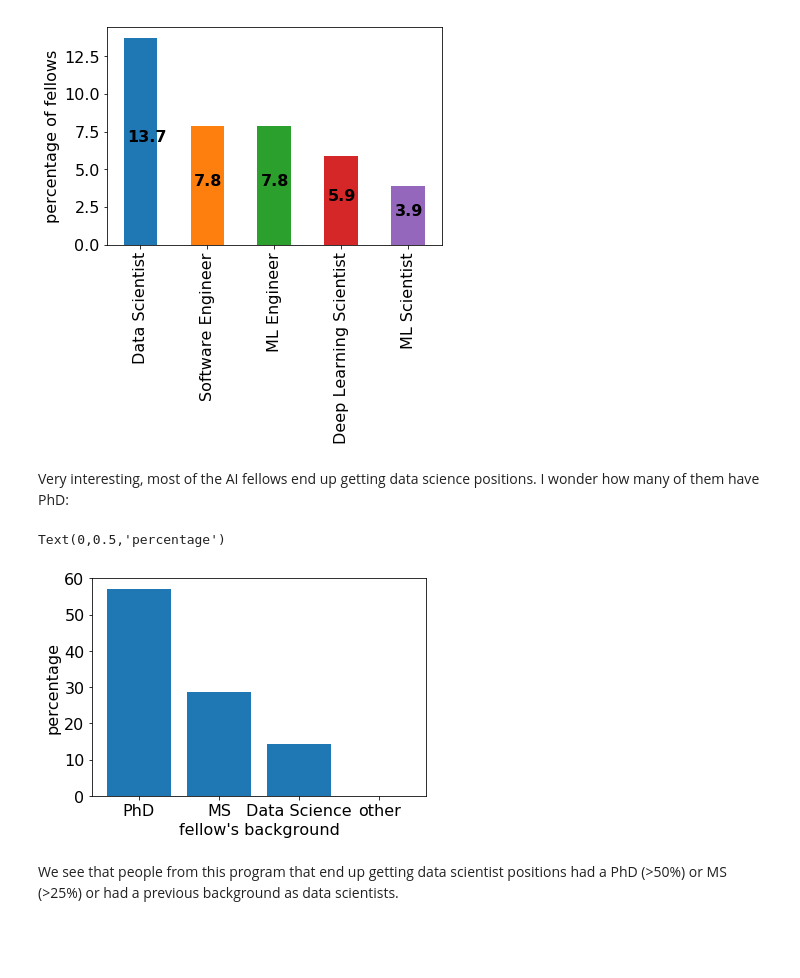
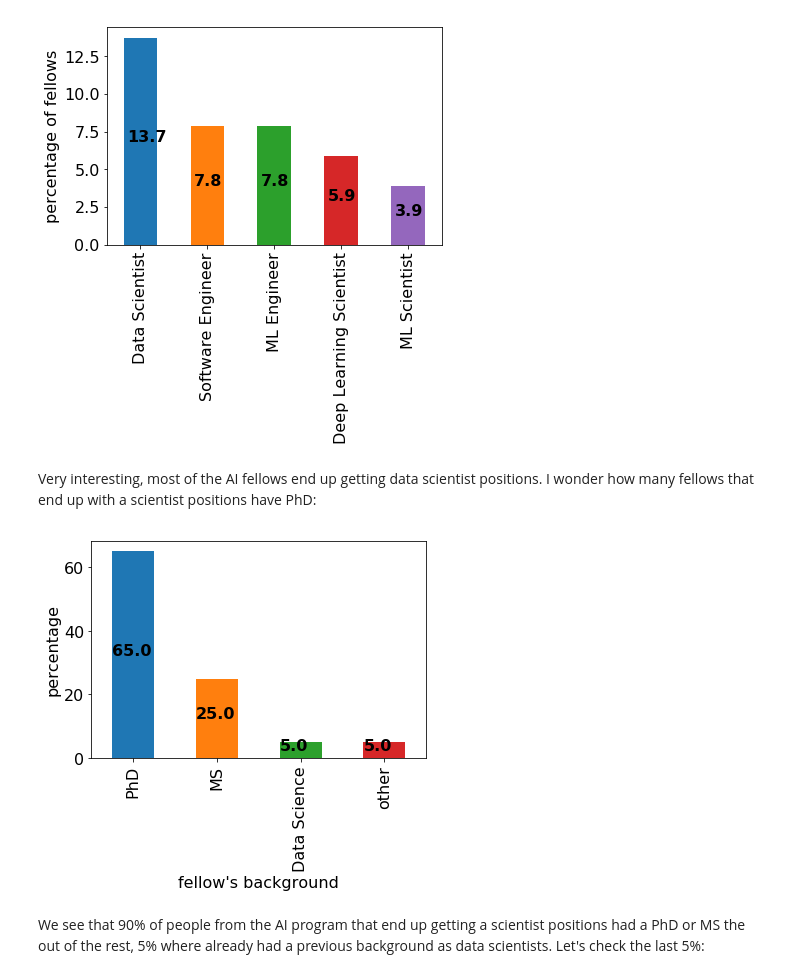
Before and after one commit to ohadmich/Web_scrapers, a Jupyter notebook: Insight_AI_fellows_data.ipynb, the cells around one changed output. Drawn from its saved outputs; the diff is of its cells as text; code cells hidden in the pictures; blank space fills up the shorter version.

Commit message:
corrected data scientists analysis

```diff
--- a/Insight_AI_fellows_data.ipynb
+++ b/Insight_AI_fellows_data.ipynb
@@ -177,18 +177,21 @@ for i,v in enumerate(titles_per):
 # %% [output]
 [figure]
 # %% [markdown]
-Very interesting, most of the AI fellows end up getting data science positions. I wonder how many of them have PhD:
+Very interesting, most of the AI fellows end up getting data scientist positions. I wonder how many fellows that end up with a scientist positions have PhD:
 # %%
-DSPhD = 100*fellow_data[fellow_data.title == 'Data Scientist'].background.str.contains('PhD').mean()
-DSMS = 100*fellow_data[fellow_data.title == 'Data Scientist'].background.str.contains('MS').mean()
-DS = 100*fellow_data[fellow_data.title == 'Data Scientist'].background.str.contains('Data Scientist').mean()
+DSPhD = 100*fellow_data[fellow_data.title.str.contains('Scientist')].background.str.contains('PhD').mean()
+DSMS = 100*fellow_data[fellow_data.title.str.contains('Scientist')].background.str.contains('MS').mean()
+DS = 100*fellow_data[fellow_data.title.str.contains('Scientist')].background.str.contains('Data Scientist').mean()
 other = 100-DSPhD -DSMS -DS
 
-plt.bar(['PhD','MS', 'Data Science','other'], [DSPhD, DSMS, DS, other])
+scientists = pd.Series([DSPhD, DSMS, DS, other], index = ['PhD','MS', 'Data Science','other'])
+
+scientists.plot('bar')
 plt.xlabel('fellow\'s background')
 plt.ylabel('percentage')
+for i,v in enumerate(scientists):
+    plt.text(i -.25, v/2, str(round(v,1)), fontweight = 'bold')
 # %% [output]
-Text(0,0.5,'percentage')
-[figure, old version]
+[figure, new version]
 # %% [markdown]
-We see that people from this program that end up getting data scientist positions had a PhD (>50%) or MS (>25%) or had a previous background as data scientists.
+We see that 90% of people from the AI program that end up getting a scientist positions had a PhD or MS the out of the rest, 5% where already had a previous background as data scientists. Let's check the last 5%:
```
Also changed, not shown: parts of 1 cell of this notebook.
